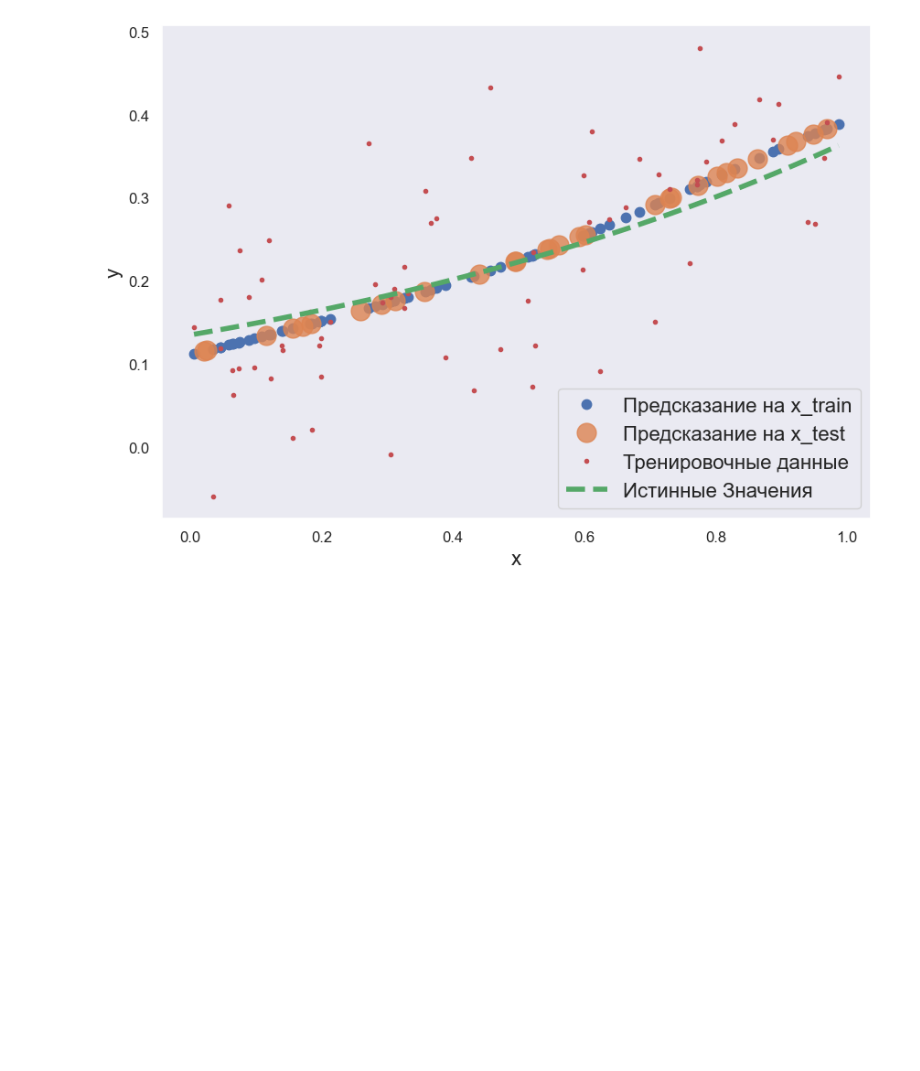
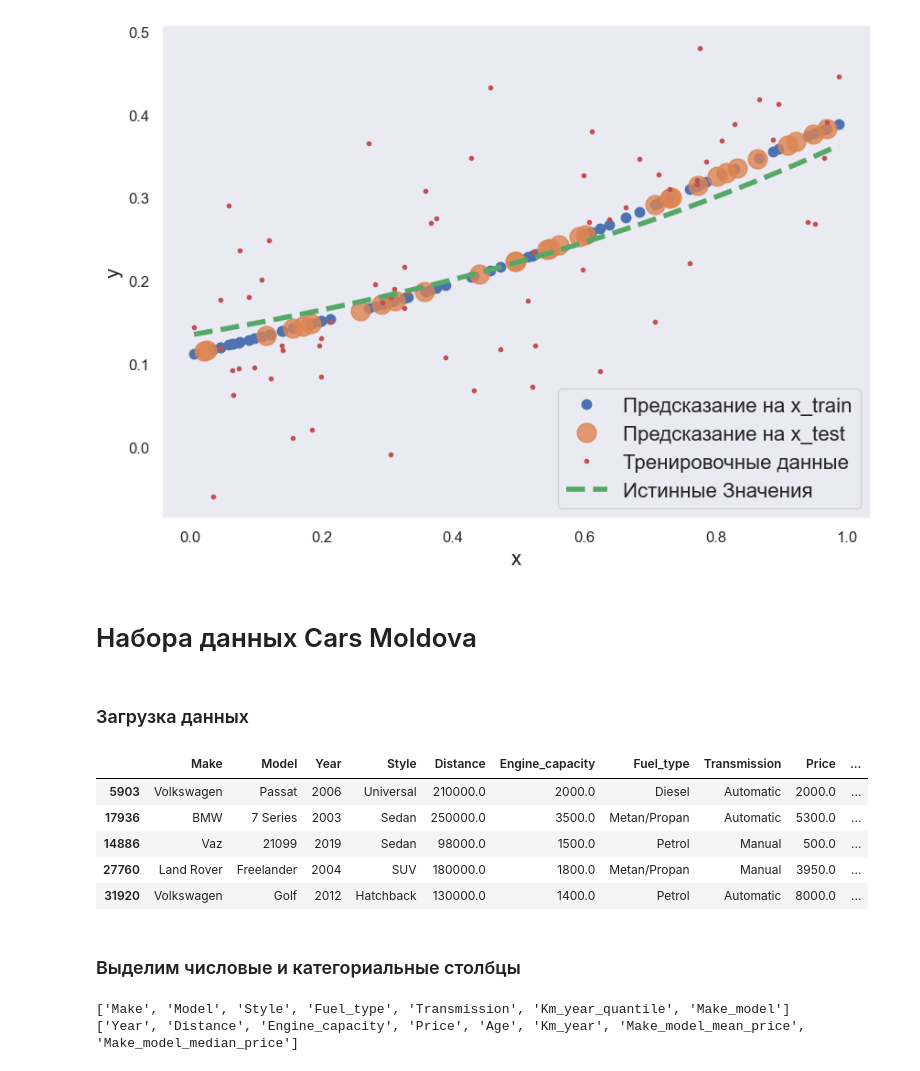
Before and after one commit to Losyash/mbml_hw, a Jupyter notebook: Math ML HW 2.ipynb, the cells around one changed output. Cells and saved outputs as stored; diff of their text form; code cells hidden in the pictures; blank space fills up the shorter version.

```diff
--- a/Math ML HW 2.ipynb
+++ b/Math ML HW 2.ipynb
@@ -707,3 +746,20 @@ fig  = plt.figure(figsize=(10, 7))
 plot_model_class(x4_pol_train, y4_pol_train, x4_pol_test, x4_pol, y4_true, lasso_regression)
 # %% [output]
 [figure]
+# %% [markdown]
+# Набора данных Cars Moldova
+# %% [markdown]
+### Загрузка данных
+# %%
+car_df = pd.read_csv('data/cars_moldova_data.csv', delimiter=',')
+# %%
+car_df.sample(5)
+# %% [output]
+|  | Make | Model | Year | Style | Distance | Engine_capacity | Fuel_type | Transmission | Price | ... |
+| 5903 | Volkswagen | Passat | 2006 | Universal | 210000.0 | 2000.0 | Diesel | Automatic | 2000.0 | ... |
+| 17936 | BMW | 7 Series | 2003 | Sedan | 250000.0 | 3500.0 | Metan/Propan | Automatic | 5300.0 | ... |
+| 14886 | Vaz | 21099 | 2019 | Sedan | 98000.0 | 1500.0 | Petrol | Manual | 500.0 | ... |
+| 27760 | Land Rover | Freelander | 2004 | SUV | 180000.0 | 1800.0 | Metan/Propan | Manual | 3950.0 | ... |
+| 31920 | Volkswagen | Golf | 2012 | Hatchback | 130000.0 | 1400.0 | Petrol | Automatic | 8000.0 | ... |
+# %% [markdown]
+### Выделим числовые и категориальные столбцы
@@ -709,0 +778,8 @@ plot_model_class(x4_pol_train, y4_pol_train, x4_pol_test, x4_pol, y4_true, lasso
+# %%
+category_columns, number_columns = split_column_by_types(car_df)
+
+print(category_columns)
+print(number_columns)
+# %% [output]
+['Make', 'Model', 'Style', 'Fuel_type', 'Transmission', 'Km_year_quantile', 'Make_model']
+['Year', 'Distance', 'Engine_capacity', 'Price', 'Age', 'Km_year', 'Make_model_mean_price', 'Make_model_median_price']
```
Also changed, not shown: parts of 12 cells of this notebook, 6 other files.
